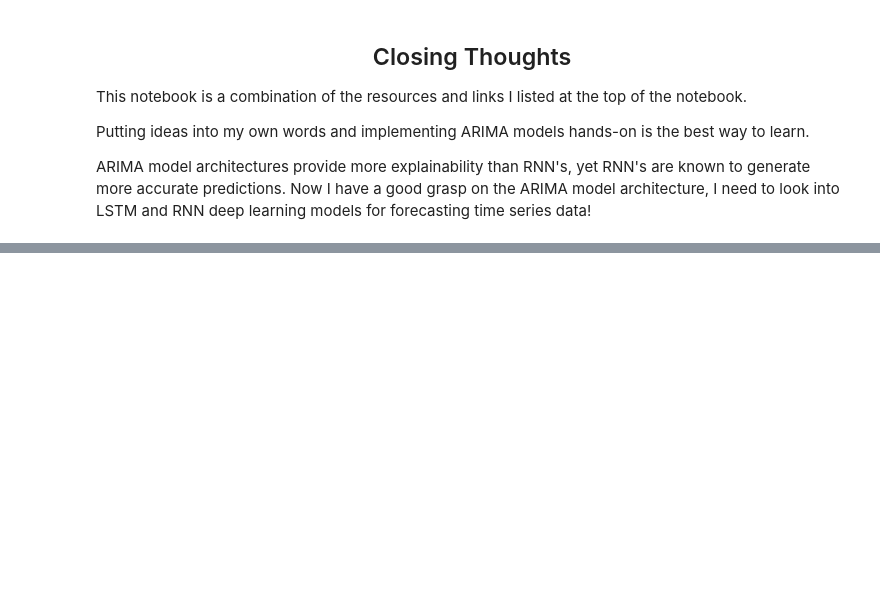
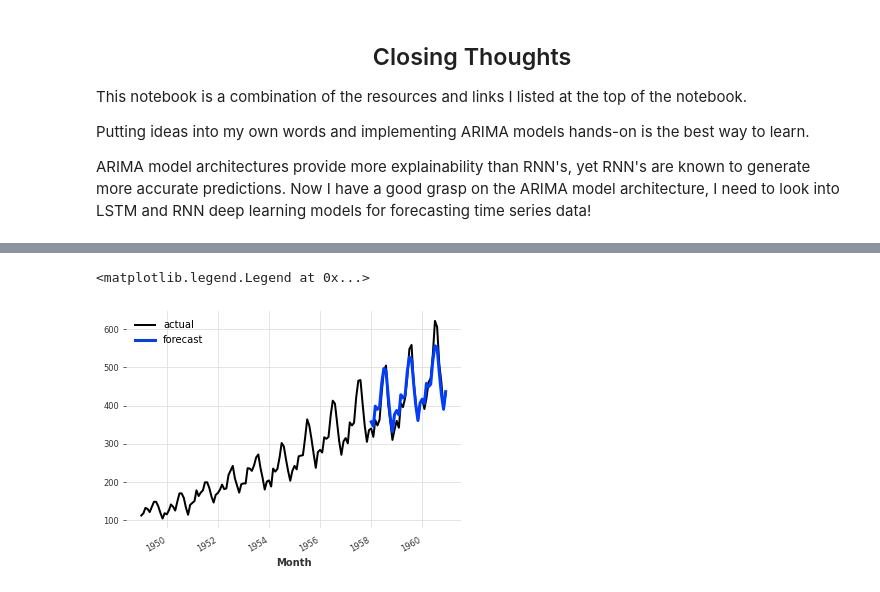
Before and after one commit to kungfumas/aplikasi-deep-learning, a Jupyter notebook: code/time-series-forecasting-w-arima-sarima.ipynb, the cells around one changed output, grey strips where cells are left out. Drawn from its saved outputs; the diff is of its cells as text; code cells hidden in the pictures; blank space fills up the shorter version.

```diff
--- a/code/time-series-forecasting-w-arima-sarima.ipynb
+++ b/code/time-series-forecasting-w-arima-sarima.ipynb
@@ -519,0 +736,15 @@ ARIMA model architectures provide more explainability than RNN's, yet RNN's are
+# %%
+import pandas as pd
+from darts import TimeSeries
+
+df = pd.read_csv("https://raw.githubusercontent.com/AileenNielsen/TimeSeriesAnalysisWithPython/master/data/AirPassengers.csv")
+
+series = TimeSeries.from_dataframe(df, 'Month', '#Passengers')
+# %%
+from darts.models import ExponentialSmoothing
+
+train, val = series.split_before(pd.Timestamp('19580101'))
+
+model = ExponentialSmoothing()
+model.fit(train)
+prediction = model.predict(len(val))
@@ -519,0 +774,9 @@ ARIMA model architectures provide more explainability than RNN's, yet RNN's are
+# %%
+import matplotlib.pyplot as plt
+
+series.plot(label='actual')
+prediction.plot(label='forecast', lw=3)
+plt.legend()
+# %% [output]
+<matplotlib.legend.Legend at 0x...>
+[figure, added]
```
Also changed, not shown: parts of 21 cells of this notebook.
